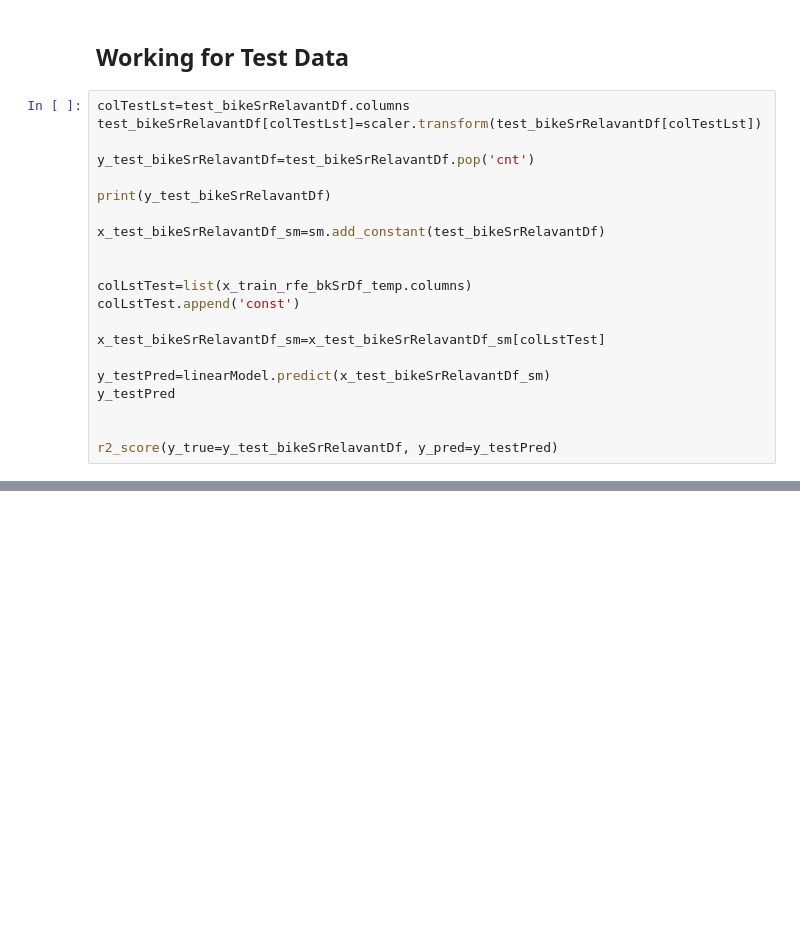
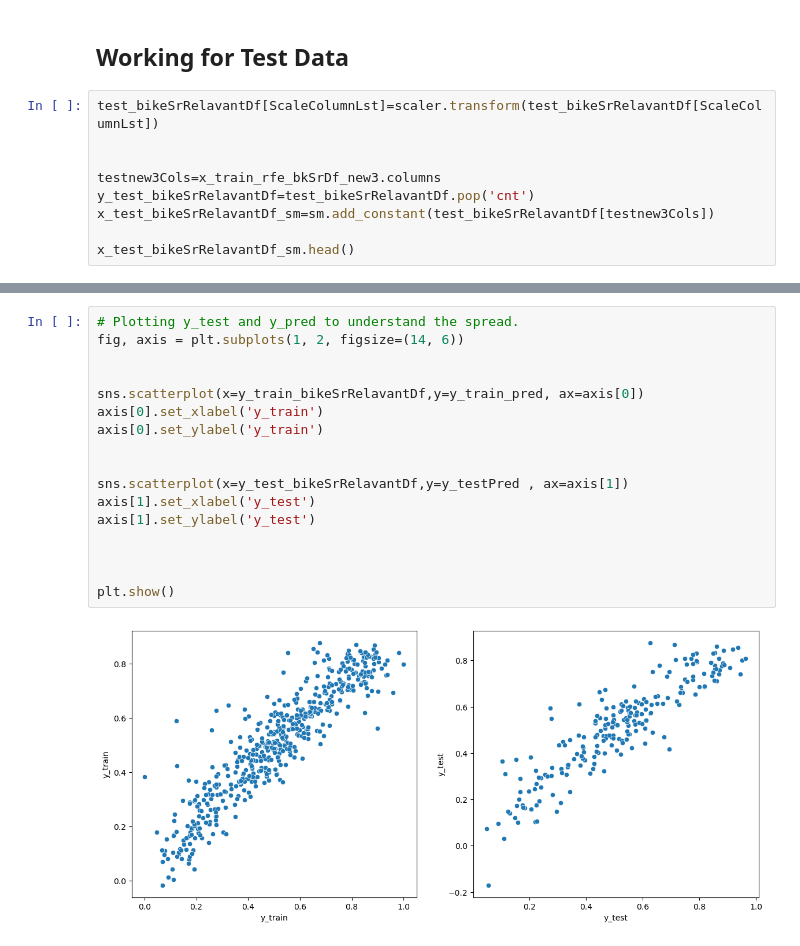
Before and after one commit to gauravtyagi02/bikesharingcompany, a Jupyter notebook: BikeSharingComLinearReg.ipynb, the cells around one changed output, grey strips where cells are left out. Saved outputs shown, nothing was run; the diff lists cells and outputs as text; blank space fills up the shorter version.

```diff
--- a/BikeSharingComLinearReg.ipynb
+++ b/BikeSharingComLinearReg.ipynb
@@ -479,24 +495,12 @@ sns.distplot(residual)
 # %% [markdown]
 ## Working for Test Data
 # %%
-colTestLst=test_bikeSrRelavantDf.columns
-test_bikeSrRelavantDf[colTestLst]=scaler.transform(test_bikeSrRelavantDf[colTestLst])
-
-y_test_bikeSrRelavantDf=test_bikeSrRelavantDf.pop('cnt')
-
-print(y_test_bikeSrRelavantDf)
-
-x_test_bikeSrRelavantDf_sm=sm.add_constant(test_bikeSrRelavantDf)
+test_bikeSrRelavantDf[ScaleColumnLst]=scaler.transform(test_bikeSrRelavantDf[ScaleColumnLst])
 
 
-colLstTest=list(x_train_rfe_bkSrDf_temp.columns)
-colLstTest.append('const')
+testnew3Cols=x_train_rfe_bkSrDf_new3.columns
+y_test_bikeSrRelavantDf=test_bikeSrRelavantDf.pop('cnt')
+x_test_bikeSrRelavantDf_sm=sm.add_constant(test_bikeSrRelavantDf[testnew3Cols])
 
-x_test_bikeSrRelavantDf_sm=x_test_bikeSrRelavantDf_sm[colLstTest]
-
-y_testPred=linearModel.predict(x_test_bikeSrRelavantDf_sm)
-y_testPred
-
-
-r2_score(y_true=y_test_bikeSrRelavantDf, y_pred=y_testPred)
+x_test_bikeSrRelavantDf_sm.head()
 # %% [output]
@@ -515,0 +523,19 @@ Name: cnt, Length: 220, dtype: float64
+# %%
+# Plotting y_test and y_pred to understand the spread.
+fig, axis = plt.subplots(1, 2, figsize=(14, 6))
+
+
+sns.scatterplot(x=y_train_bikeSrRelavantDf,y=y_train_pred, ax=axis[0])
+axis[0].set_xlabel('y_train')
+axis[0].set_ylabel('y_train')
+
+
+sns.scatterplot(x=y_test_bikeSrRelavantDf,y=y_testPred , ax=axis[1])
+axis[1].set_xlabel('y_test')
+axis[1].set_ylabel('y_test')
+
+
+
+plt.show()
+# %% [output]
+[figure, added]
```
Also changed, not shown: parts of 25 cells of this notebook, 1 other file.
